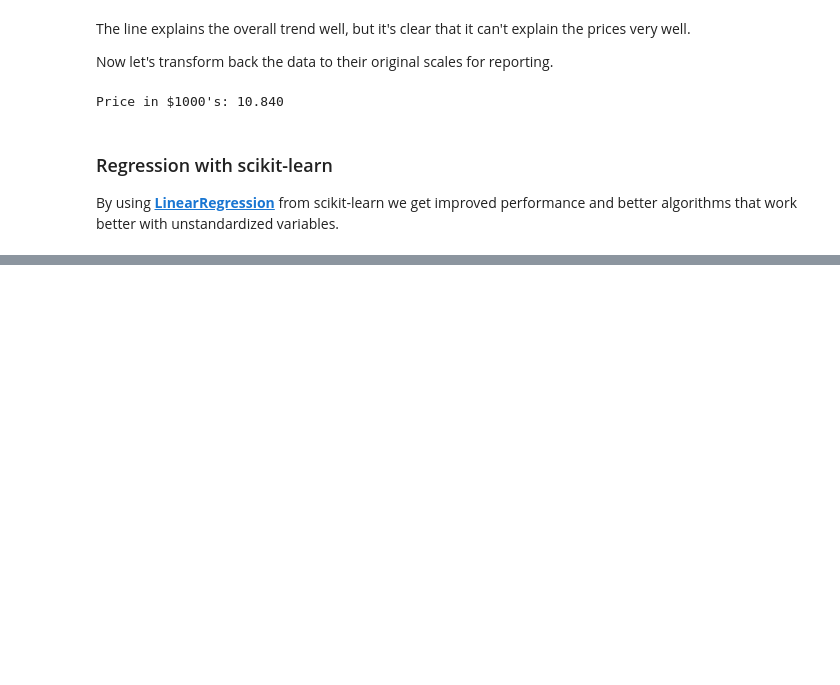
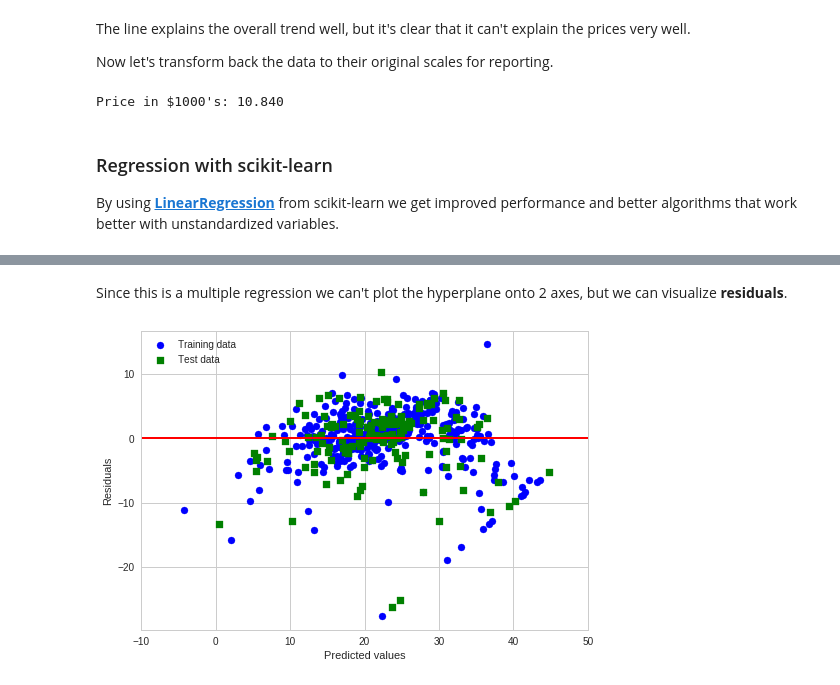
Before and after one commit to alanmarazzi/python-machinelearning, a Jupyter notebook: Chapter 10 - Predicting continuous variable with regression analysis.ipynb, the cells around one changed output, grey strips where cells are left out. Drawn from its saved outputs; the diff is of its cells as text; code cells hidden in the pictures; blank space fills up the shorter version.

```diff
--- a/Chapter 10 - Predicting continuous variable with regression analysis.ipynb
+++ b/Chapter 10 - Predicting continuous variable with regression analysis.ipynb
@@ -167,0 +244,27 @@ By using [**LinearRegression**](http://scikit-learn.org/stable/modules/generated
+# %%
+x = df.iloc[:, :-1].values
+y = df.MEDV.values
+x_train, x_test, y_train, y_test = train_test_split(x,
+                                                    y,
+                                                    test_size=0.3,
+                                                    random_state=0)
+slr = LinearRegression()
+slr.fit(x_train, y_train)
+y_train_pred = slr.predict(x_train)
+y_test_pred = slr.predict(x_test)
+# %% [markdown]
+Since this is a multiple regression we can't plot the hyperplane onto 2 axes, but we can visualize **residuals**.
+# %%
+plt.scatter(y_train_pred, y_train_pred - y_train,
+            c='blue', marker='o', label='Training data')
+plt.scatter(y_test_pred, y_test_pred - y_test,
+            c='green', marker='s', label='Test data')
+plt.xlabel('Predicted values')
+plt.ylabel('Residuals')
+plt.legend(loc='upper left')
+plt.hlines(y=0, xmin=-10, xmax=50,
+           lw=2, color='red')
+plt.xlim([-10, 50])
+plt.show()
+# %% [output]
+[figure, added]
```
Also changed, not shown: parts of 18 cells of this notebook.
